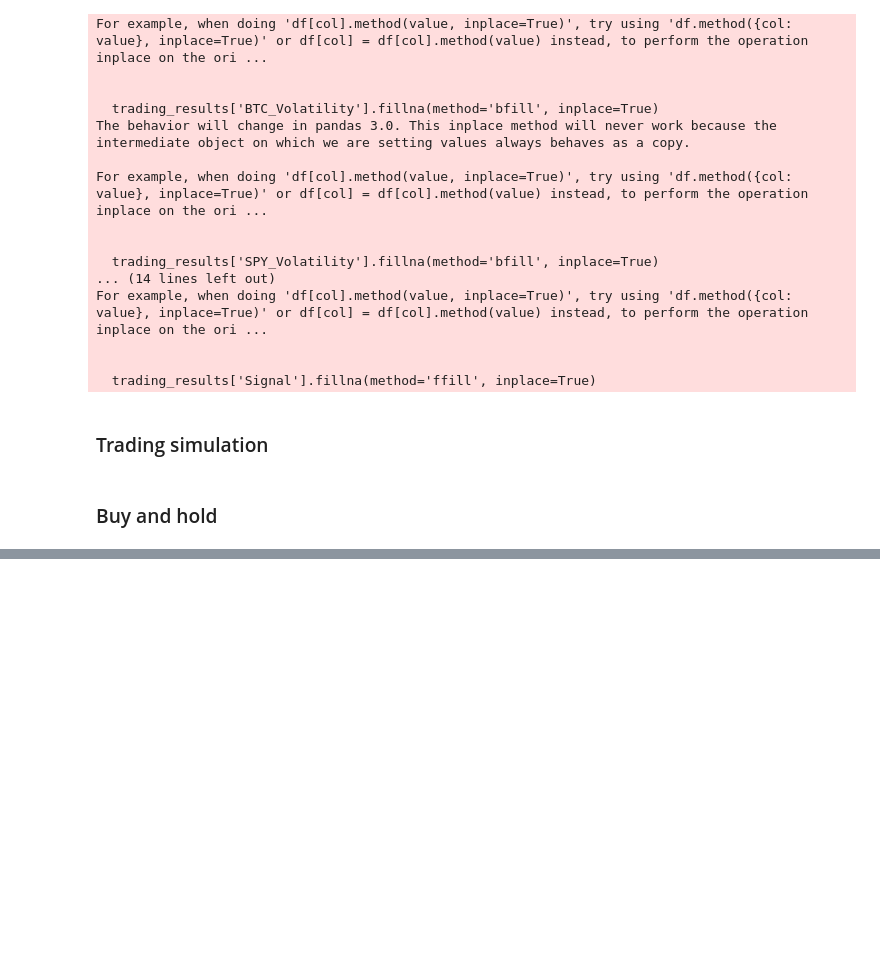
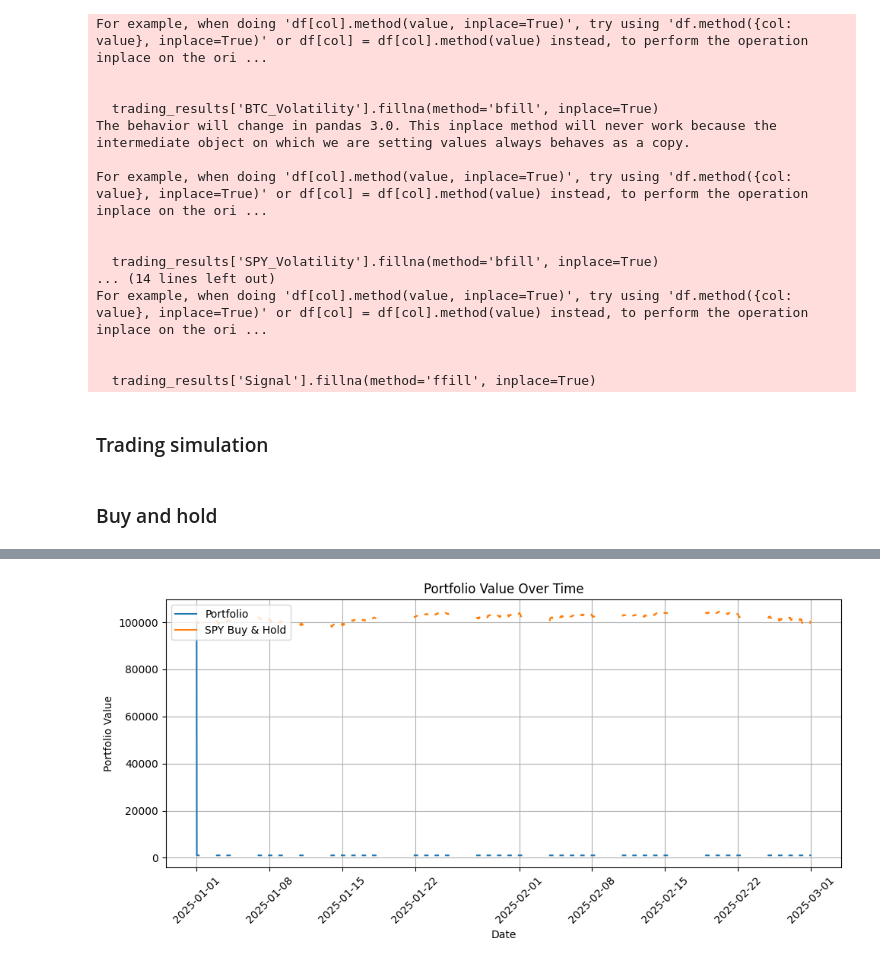
Before and after one commit to jeswid/DSE4211_Trading_Strategy, a Jupyter notebook: src/ML_Trading_Strategy_for_All_Assets.ipynb, the cells around one changed output, grey strips where cells are left out. Saved outputs shown, nothing was run; the diff lists cells and outputs as text; code cells hidden in the pictures; blank space fills up the shorter version.

Commit message:
combined btc and spy for trading

```diff
--- a/src/ML_Trading_Strategy_for_All_Assets.ipynb
+++ b/src/ML_Trading_Strategy_for_All_Assets.ipynb
@@ -206,0 +448,23 @@ trading_results.head()
+# %%
+import matplotlib.pyplot as plt
+
+# Plotting
+plt.figure(figsize=(10, 5))
+plt.plot(trading_results['Date'], trading_results['Portfolio_Value'], label='Portfolio')
+#plt.plot(trading_results['Date'], trading_results['BTC_Buy_Hold_Value'], label='BTC Buy & Hold')
+plt.plot(trading_results['Date'], trading_results['SPY_Buy_Hold_Value'], label='SPY Buy & Hold')
+
+# Title and labels
+plt.title('Portfolio Value Over Time')
+plt.xlabel('Date')
+plt.ylabel('Portfolio Value')
+
+# Add legend
+plt.legend(loc='upper left')  # Adjust location as needed
+
+plt.grid()
+plt.xticks(rotation=45)
+plt.tight_layout()  # Adjust layout
+plt.show()
+# %% [output]
+[figure, added]
```
Also changed, not shown: parts of 16 cells of this notebook, 4 other files.
